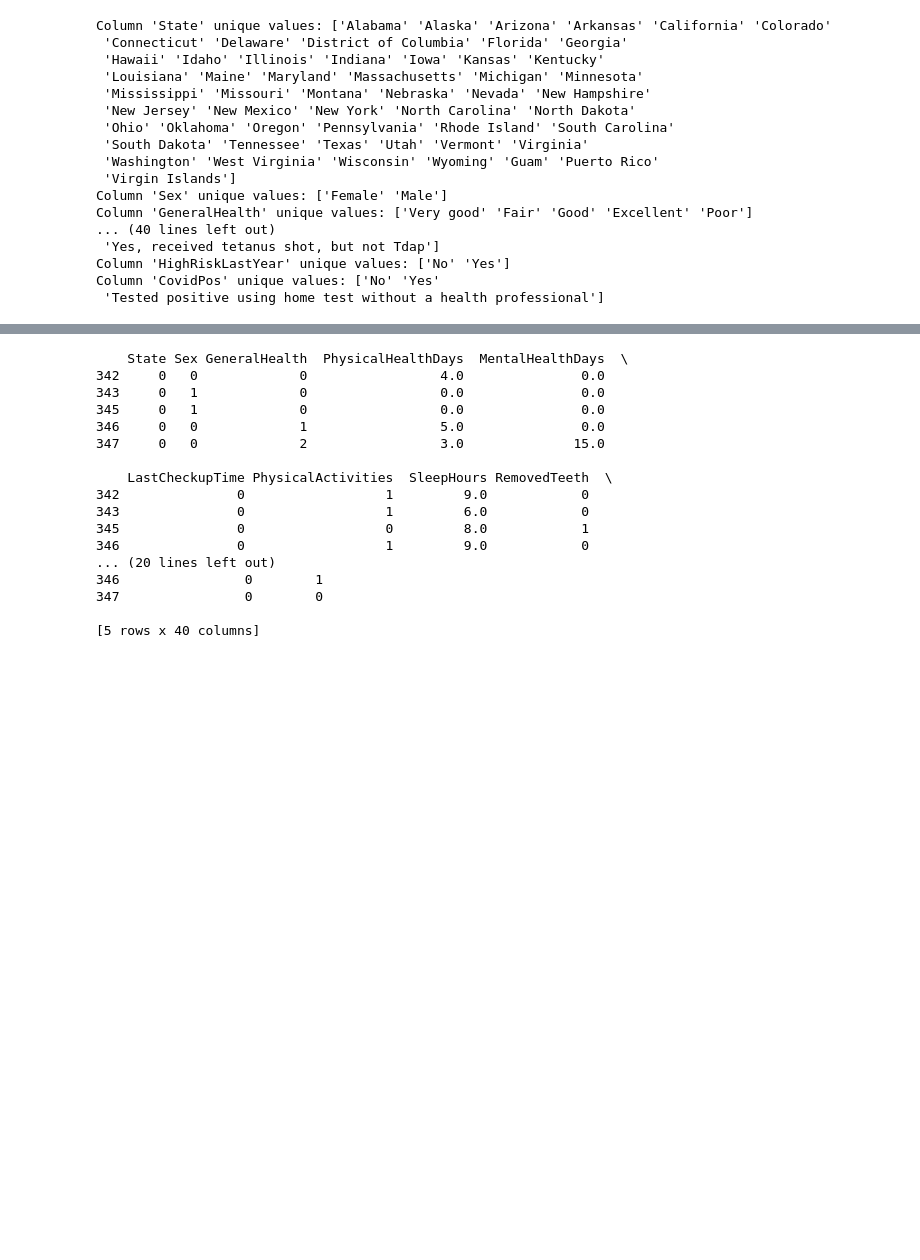
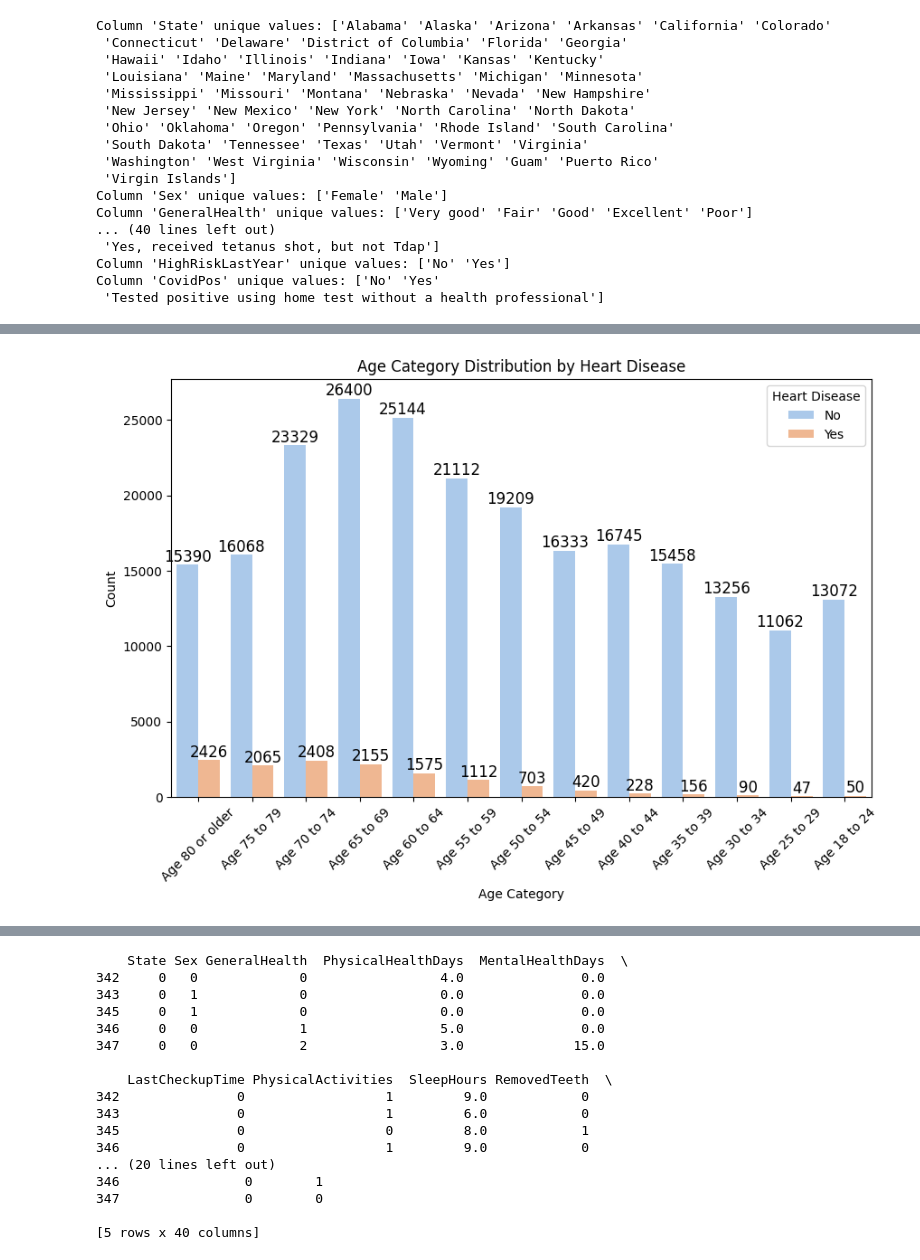
Before and after one commit to LiuRuohui/COMP7103_DataMining, a Jupyter notebook: data_preprocessing.ipynb, the cells around one changed output, grey strips where cells are left out. Saved outputs shown, nothing was run; the diff lists cells and outputs as text; code cells hidden in the pictures; blank space fills up the shorter version.

```diff
--- a/data_preprocessing.ipynb
+++ b/data_preprocessing.ipynb
@@ -177,0 +207,15 @@ Column 'CovidPos' unique values: ['No' 'Yes'
+# %%
+age_order = ['Age 80 or older', 'Age 75 to 79', 'Age 70 to 74', 'Age 65 to 69', 'Age 60 to 64', 'Age 55 to 59',
+             'Age 50 to 54', 'Age 45 to 49', 'Age 40 to 44', 'Age 35 to 39', 'Age 30 to 34', 'Age 25 to 29', 'Age 18 to 24']
+plt.figure(figsize=(10, 6))
+ax =sns.countplot(data_cleaned, x='AgeCategory', hue='HadHeartAttack', palette='pastel', order=age_order)
+for container in ax.containers:
+    ax.bar_label(container, label_type='edge', fontsize=12, color='black')
+plt.title('Age Category Distribution by Heart Disease')
+plt.xlabel('Age Category')
+plt.ylabel('Count')
+plt.legend(title='Heart Disease')
+plt.xticks(rotation=45)
+plt.show()
+# %% [output]
+[figure, added]
```
Also changed, not shown: parts of 10 cells of this notebook.
